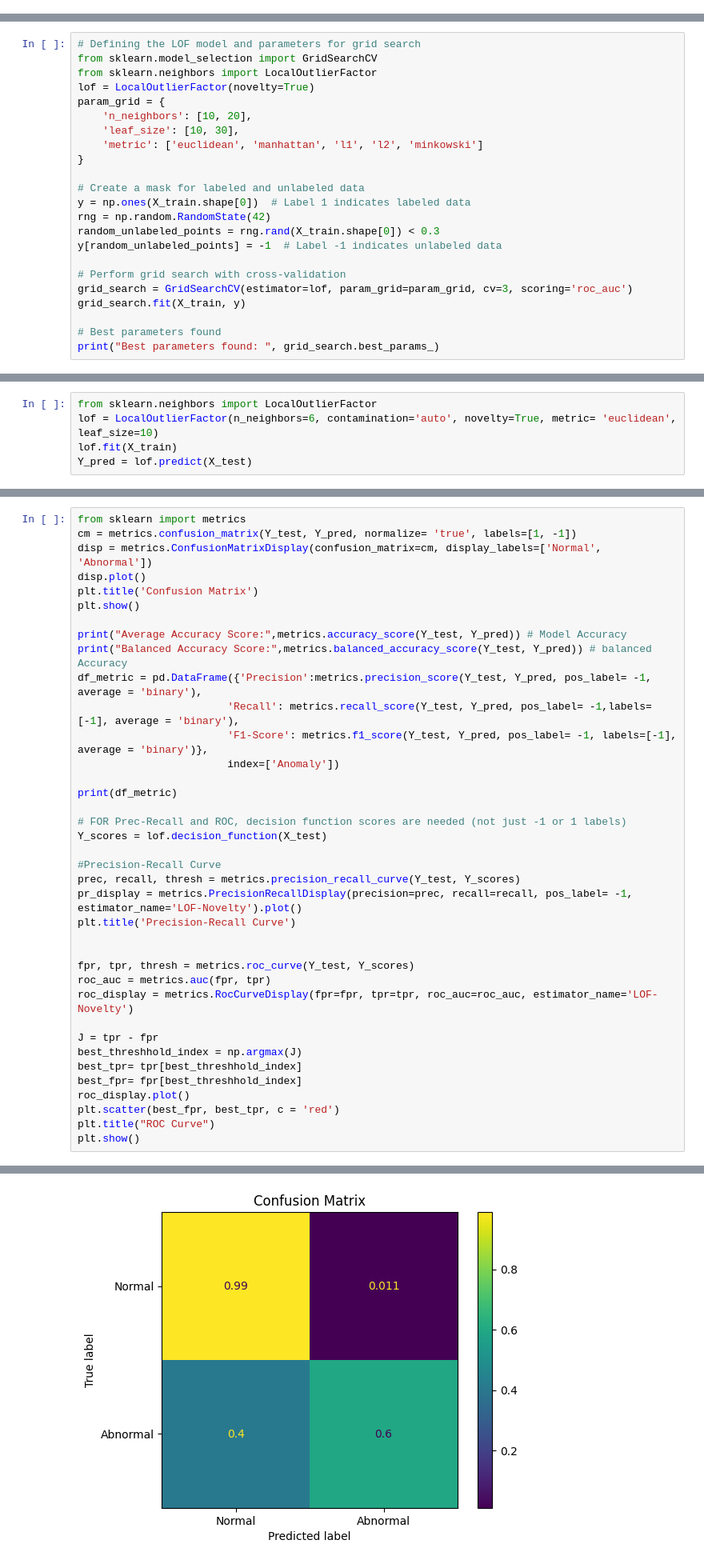
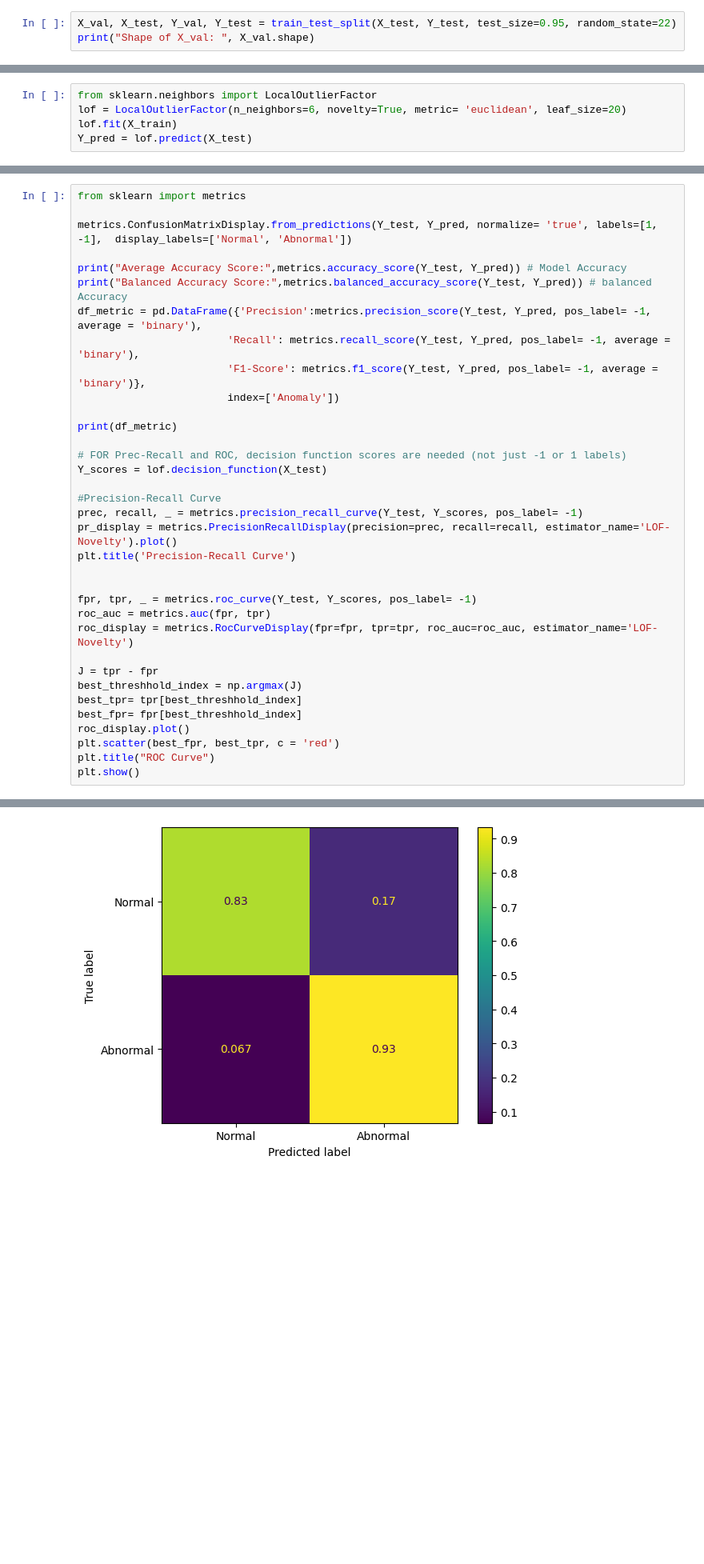
Before and after one commit to Harish-Projects/Bachelorarbeit, a Jupyter notebook: LOF.ipynb, the cells around one changed output, grey strips where cells are left out. Shown at 80% size. Cells and saved outputs as stored; diff of their text form; blank space fills up the shorter version.

```diff
--- a/LOF.ipynb
+++ b/LOF.ipynb
@@ -60,3 +80,6 @@ Shape of X_test:  (69179, 36)
 # %% [markdown]
 * X_test is array of both normal and abnormal samples with huge proportion of abnormal instances.<br>
 Y_test is label of 1 and -1 for the normal and abnormal instances respectively.
+# %%
+X_val, X_test, Y_val, Y_test = train_test_split(X_test, Y_test, test_size=0.95, random_state=22)
+print("Shape of X_val: ", X_val.shape)
@@ -95,23 +91,0 @@ Best score:  0.0285613510468155
-# %%
-# Defining the LOF model and parameters for grid search
-from sklearn.model_selection import GridSearchCV
-from sklearn.neighbors import LocalOutlierFactor
-lof = LocalOutlierFactor(novelty=True)
-param_grid = {
-    'n_neighbors': [10, 20],
-    'leaf_size': [10, 30],
-    'metric': ['euclidean', 'manhattan', 'l1', 'l2', 'minkowski']
-}
-
-# Create a mask for labeled and unlabeled data
-y = np.ones(X_train.shape[0])  # Label 1 indicates labeled data
-rng = np.random.RandomState(42)
-random_unlabeled_points = rng.rand(X_train.shape[0]) < 0.3
-y[random_unlabeled_points] = -1  # Label -1 indicates unlabeled data
-
-# Perform grid search with cross-validation
-grid_search = GridSearchCV(estimator=lof, param_grid=param_grid, cv=3, scoring='roc_auc')
-grid_search.fit(X_train, y)
-
-# Best parameters found
-print("Best parameters found: ", grid_search.best_params_)
@@ -125,6 +129,6 @@ and during testing phase unlabeled Data are given to predict whether it is novel
 Novelties/anomalies can form a dense cluster as long as they are in a low density region of the training data, which is only normal.
 # %%
 from sklearn.neighbors import LocalOutlierFactor
-lof = LocalOutlierFactor(n_neighbors=6, contamination='auto', novelty=True, metric= 'euclidean', leaf_size=10)
+lof = LocalOutlierFactor(n_neighbors=6, novelty=True, metric= 'euclidean', leaf_size=20)
 lof.fit(X_train)
 Y_pred = lof.predict(X_test)
@@ -131,16 +137,13 @@ Y_pred = lof.predict(X_test)
 # %%
 from sklearn import metrics
-cm = metrics.confusion_matrix(Y_test, Y_pred, normalize= 'true', labels=[1, -1])
-disp = metrics.ConfusionMatrixDisplay(confusion_matrix=cm, display_labels=['Normal', 'Abnormal'])
-disp.plot()
-plt.title('Confusion Matrix')
-plt.show()
+
+metrics.ConfusionMatrixDisplay.from_predictions(Y_test, Y_pred, normalize= 'true', labels=[1, -1],  display_labels=['Normal', 'Abnormal'])
 
 print("Average Accuracy Score:",metrics.accuracy_score(Y_test, Y_pred)) # Model Accuracy
 print("Balanced Accuracy Score:",metrics.balanced_accuracy_score(Y_test, Y_pred)) # balanced Accuracy
 df_metric = pd.DataFrame({'Precision':metrics.precision_score(Y_test, Y_pred, pos_label= -1, average = 'binary'),
-                        'Recall': metrics.recall_score(Y_test, Y_pred, pos_label= -1,labels=[-1], average = 'binary'),
-                        'F1-Score': metrics.f1_score(Y_test, Y_pred, pos_label= -1, labels=[-1], average = 'binary')},
+                        'Recall': metrics.recall_score(Y_test, Y_pred, pos_label= -1, average = 'binary'),
+                        'F1-Score': metrics.f1_score(Y_test, Y_pred, pos_label= -1, average = 'binary')},
                         index=['Anomaly'])
 
 print(df_metric)
@@ -149,12 +152,12 @@ print(df_metric)
 Y_scores = lof.decision_function(X_test)
 
 #Precision-Recall Curve
-prec, recall, thresh = metrics.precision_recall_curve(Y_test, Y_scores)
-pr_display = metrics.PrecisionRecallDisplay(precision=prec, recall=recall, pos_label= -1, estimator_name='LOF-Novelty').plot()
+prec, recall, _ = metrics.precision_recall_curve(Y_test, Y_scores, pos_label= -1)
+pr_display = metrics.PrecisionRecallDisplay(precision=prec, recall=recall, estimator_name='LOF-Novelty').plot()
 plt.title('Precision-Recall Curve')
 
 
-fpr, tpr, thresh = metrics.roc_curve(Y_test, Y_scores)
+fpr, tpr, _ = metrics.roc_curve(Y_test, Y_scores, pos_label= -1)
 roc_auc = metrics.auc(fpr, tpr)
 roc_display = metrics.RocCurveDisplay(fpr=fpr, tpr=tpr, roc_auc=roc_auc, estimator_name='LOF-Novelty')
 
@@ -170 +177 @@ plt.show()
-[figure, old version]
+[figure, new version]
```
Also changed, not shown: parts of 31 cells of this notebook, 2 other files.
